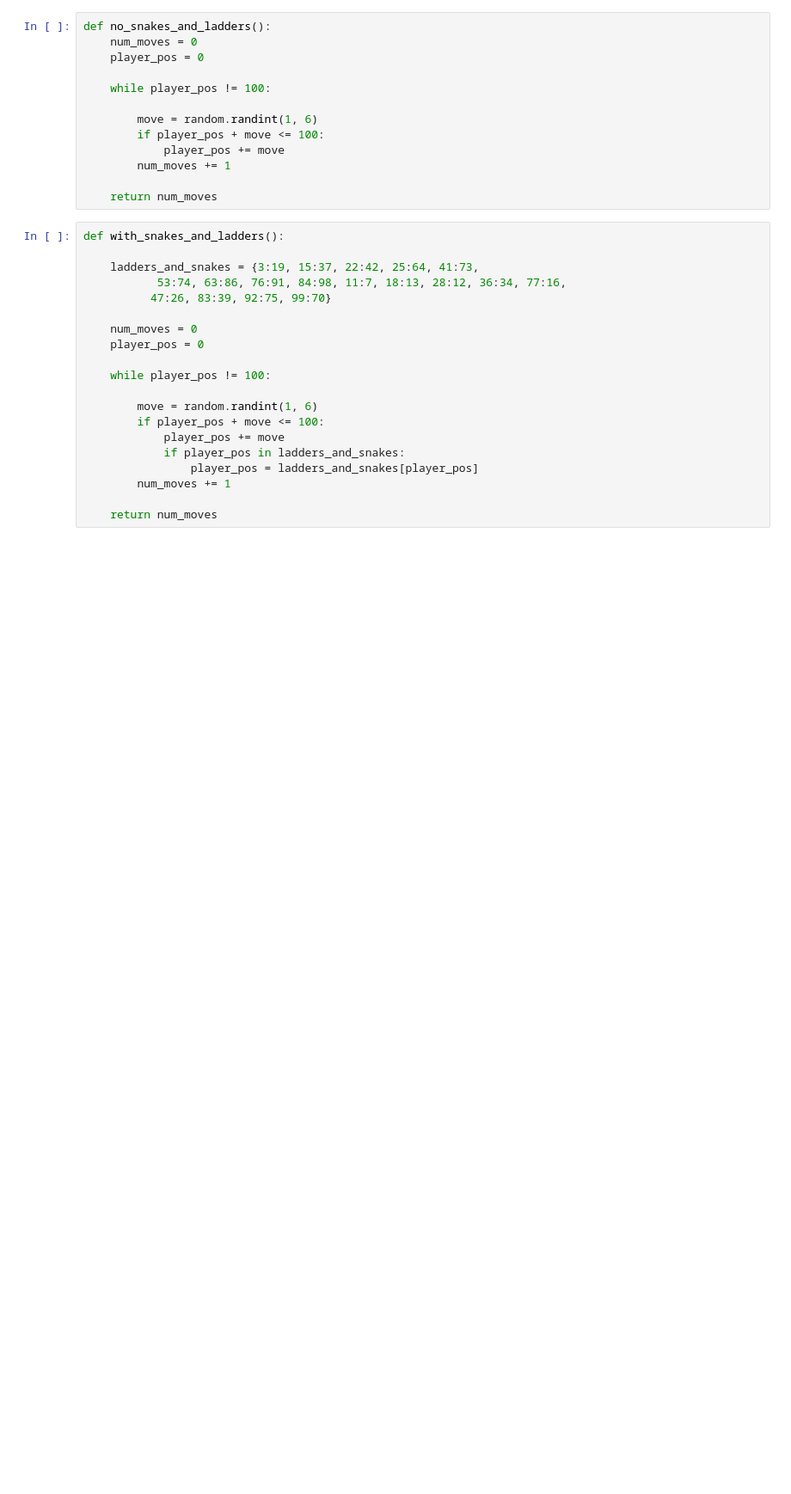
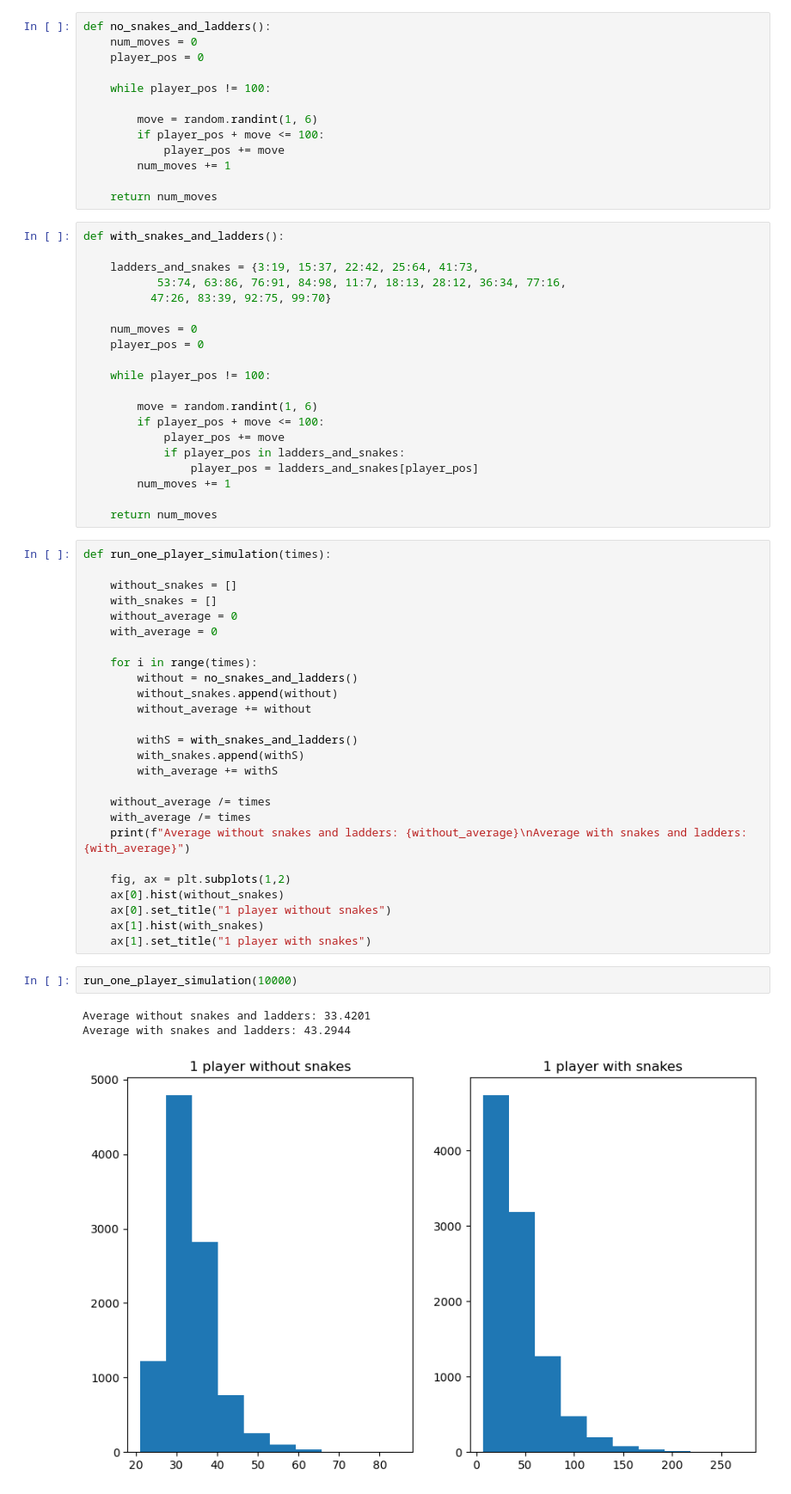
Before and after one commit to alawton42/phys541AudreyLawton, a Jupyter notebook: Assignment 5/snakes_and_ladders.ipynb, the cells around one changed output. Shown at 86% size. Cells and saved outputs as stored; diff of their text form; blank space fills up the shorter version.

```diff
--- a/Assignment 5/snakes_and_ladders.ipynb
+++ b/Assignment 5/snakes_and_ladders.ipynb
@@ -209,3 +209,35 @@ def with_snakes_and_ladders():
         num_moves += 1
 
     return num_moves
+# %%
+def run_one_player_simulation(times):
+
+    without_snakes = []
+    with_snakes = []
+    without_average = 0
+    with_average = 0
+
+    for i in range(times):
+        without = no_snakes_and_ladders()
+        without_snakes.append(without)
+        without_average += without
+
+        withS = with_snakes_and_ladders()
+        with_snakes.append(withS)
+        with_average += withS
+
+    without_average /= times
+    with_average /= times
+    print(f"Average without snakes and ladders: {without_average}\nAverage with snakes and ladders: {with_average}")
+
+    fig, ax = plt.subplots(1,2)
+    ax[0].hist(without_snakes)
+    ax[0].set_title("1 player without snakes")
+    ax[1].hist(with_snakes)
+    ax[1].set_title("1 player with snakes")
+# %%
+run_one_player_simulation(10000)
+# %% [output]
+Average without snakes and ladders: 33.4201
+Average with snakes and ladders: 43.2944
+[figure, added]
```
Also changed, not shown: parts of 4 cells of this notebook, 1 other file.
